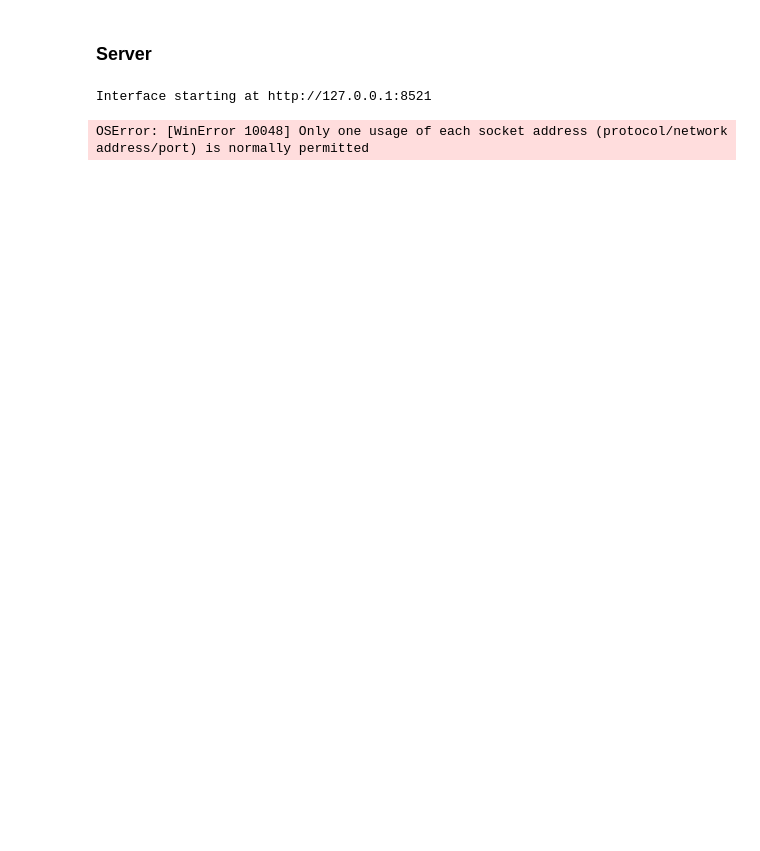
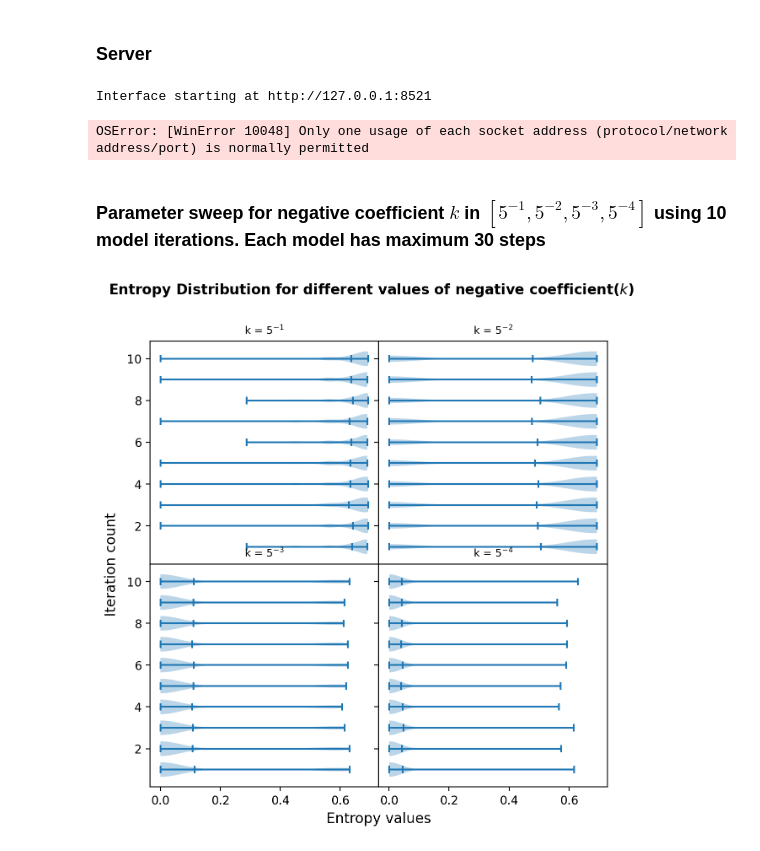
Before and after one commit to kamleshsahoo/CityFormation-ABM, a Jupyter notebook: EvolutionaryCity.ipynb, the cells around one changed output. Saved outputs shown, nothing was run; the diff lists cells and outputs as text; code cells hidden in the pictures; blank space fills up the shorter version.

Commit message:
some parameter search

```diff
--- a/EvolutionaryCity.ipynb
+++ b/EvolutionaryCity.ipynb
@@ -382,3 +349,71 @@ server.launch()
 # %% [output]
 Interface starting at http://127.0.0.1:8521
 OSError: [WinError 10048] Only one usage of each socket address (protocol/network address/port) is normally permitted
+# %% [markdown]
+### Parameter sweep for negative coefficient $k$ in $[5^{-1},5^{-2},5^{-3},5^{-4}]$ using 10 model iterations. Each model has maximum 30 steps
+# %%
+fixed_params = {"N": 5000,"width": 20,
+               "height": 20, "pos_coff": 1, "activation": 0}
+variable_params = {"neg_coff": [5**-1, 5**-2, 5**-3, 5**-4]}
+
+batch_run1 = BatchRunner(city_model,
+                        variable_params,
+                        fixed_params,
+                        iterations = 10,
+                        max_steps = 30,
+                        model_reporters={"Entropy": model_entropy, "Ranks": city_ranks})
+batch_run1.run_all()
+# %%
+run_data = batch_run1.get_model_vars_dataframe()
+
+entropy_k1 = []; entropy_k2 = []; entropy_k3 = []; entropy_k4 = []
+for i in run_data.iloc[0:10]["Entropy"]:
+    temp = []
+    for j in i:
+        temp.append(j[1])
+    entropy_k1.append(temp)
+
+
+for i in run_data.iloc[10:20]["Entropy"]:
+    temp = []
+    for j in i:
+        temp.append(j[1])
+    entropy_k2.append(temp)
+
+for i in run_data.iloc[20:30]["Entropy"]:
+    temp = []
+    for j in i:
+        temp.append(j[1])
+    entropy_k3.append(temp)
+
+for i in run_data.iloc[30:40]["Entropy"]:
+    temp = []
+    for j in i:
+        temp.append(j[1])
+    entropy_k4.append(temp)
+
+fig, axs = plt.subplots(2,2,sharex=True, sharey=True, figsize=(7,7),dpi=200)
+(ax1, ax2), (ax3, ax4) = axs
+
+ax1.violinplot(entropy_k1, vert=False, showmeans=True, widths=0.7)
+ax1.set_title(r'k = $5^{-1}$',fontsize=9)
+
+ax2.violinplot(entropy_k2, vert=False, showmeans=True, widths=0.7)
+ax2.set_title(r'k = $5^{-2}$',fontsize=9)
+
+ax3.violinplot(entropy_k3, vert=False, showmeans=True, widths=0.7)
+ax3.set_title(r'k = $5^{-3}$',fontsize=9)
+
+ax4.violinplot(entropy_k4, vert=False, showmeans=True, widths=0.7)
+ax4.set_title(r'k = $5^{-4}$',fontsize=9)
+
+fig.add_subplot(111, frameon=False)
+plt.tick_params(labelcolor='none', top=False, bottom=False, left=False, right=False)
+plt.xlabel("Entropy values",fontsize=12)
+plt.ylabel("Iteration count",fontsize=12)
+plt.subplots_adjust(wspace=0, hspace=0)
+fig.suptitle(r'Entropy Distribution for different values of negative coefficient($k$)',fontweight='bold',fontsize=12)
+
+plt.show()
+# %% [output]
+[figure, added]
```
Also changed, not shown: parts of 4 cells of this notebook.
